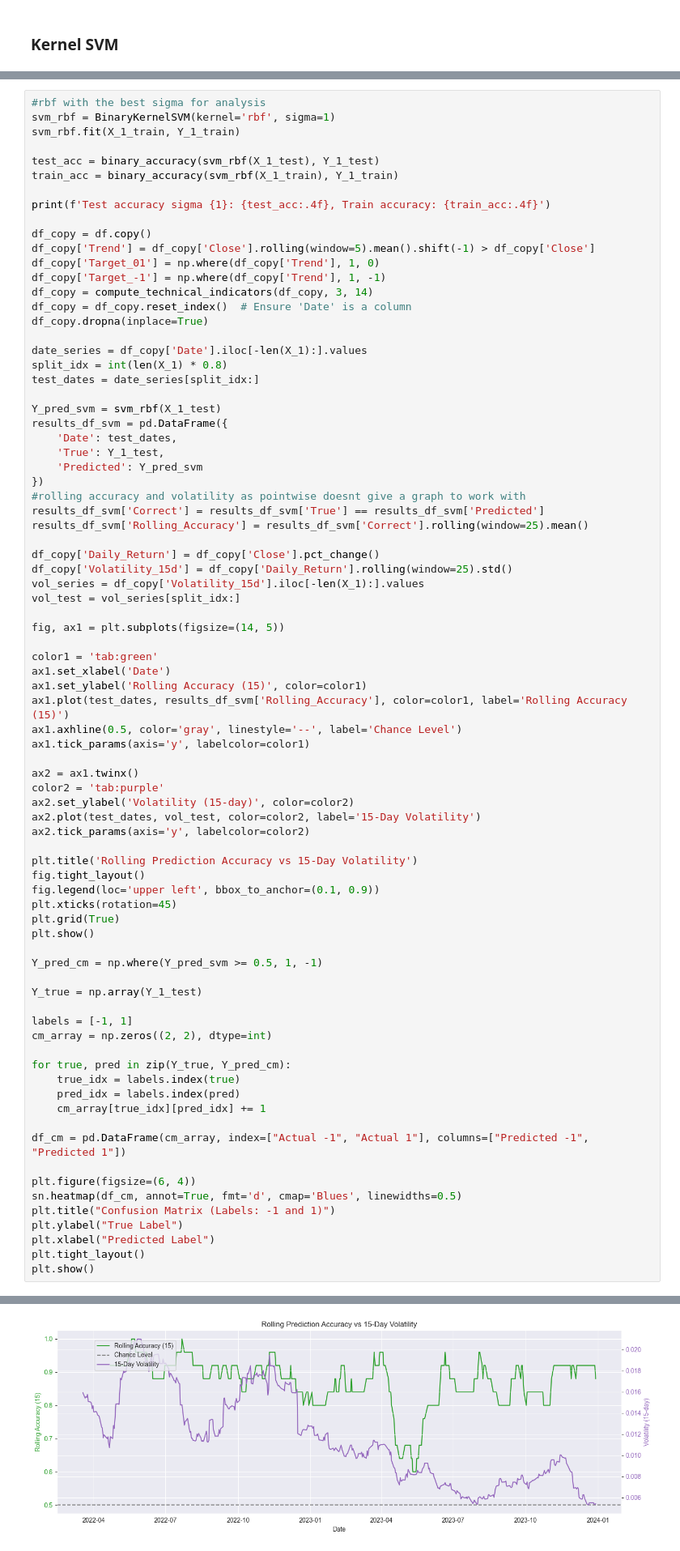
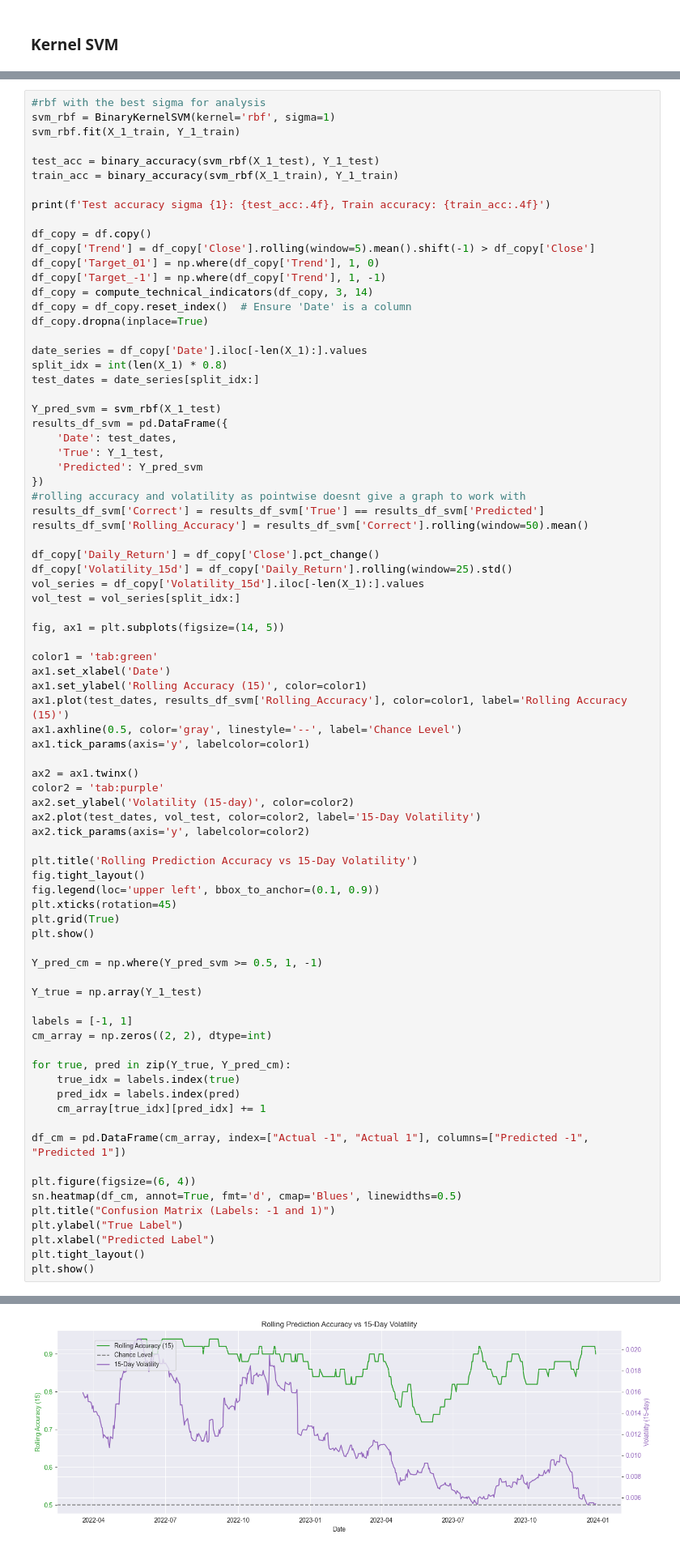
Before and after one commit to eliashuber2401/Machine-Learning-Project-Finance, a Jupyter notebook: Project main/Predictor - copy 2.ipynb, the cells around one changed output, grey strips where cells are left out. Shown at 81% size. Saved outputs shown, nothing was run; the diff lists cells and outputs as text.

```diff
--- a/Project main/Predictor - copy 2.ipynb
+++ b/Project main/Predictor - copy 2.ipynb
@@ -425,7 +425,7 @@ results_df_svm = pd.DataFrame({
 })
 #rolling accuracy and volatility as pointwise doesnt give a graph to work with
 results_df_svm['Correct'] = results_df_svm['True'] == results_df_svm['Predicted']
-results_df_svm['Rolling_Accuracy'] = results_df_svm['Correct'].rolling(window=25).mean()
+results_df_svm['Rolling_Accuracy'] = results_df_svm['Correct'].rolling(window=50).mean()
 
 df_copy['Daily_Return'] = df_copy['Close'].pct_change()
 df_copy['Volatility_15d'] = df_copy['Daily_Return'].rolling(window=25).std()
@@ -450,34 +450,34 @@ ax2.tick_params(axis='y', labelcolor=color2)
 plt.title('Rolling Prediction Accuracy vs 15-Day Volatility')
 fig.tight_layout()
 fig.legend(loc='upper left', bbox_to_anchor=(0.1, 0.9))
 plt.xticks(rotation=45)
 plt.grid(True)
 plt.show()
 
 Y_pred_cm = np.where(Y_pred_svm >= 0.5, 1, -1)
 
 Y_true = np.array(Y_1_test)
 
 labels = [-1, 1]
 cm_array = np.zeros((2, 2), dtype=int)
 
 for true, pred in zip(Y_true, Y_pred_cm):
     true_idx = labels.index(true)
     pred_idx = labels.index(pred)
     cm_array[true_idx][pred_idx] += 1
 
 df_cm = pd.DataFrame(cm_array, index=["Actual -1", "Actual 1"], columns=["Predicted -1", "Predicted 1"])
 
 plt.figure(figsize=(6, 4))
 sn.heatmap(df_cm, annot=True, fmt='d', cmap='Blues', linewidths=0.5)
 plt.title("Confusion Matrix (Labels: -1 and 1)")
 plt.ylabel("True Label")
 plt.xlabel("Predicted Label")
 plt.tight_layout()
 plt.show()
 # %% [output]
 Test accuracy sigma 1: 87.3051, Train accuracy: 81.4031
-[figure, old version]
+[figure, new version]
 [figure]
 # %% [markdown]
 ### Neural Network
```
Also changed, not shown: parts of 4 cells of this notebook.
